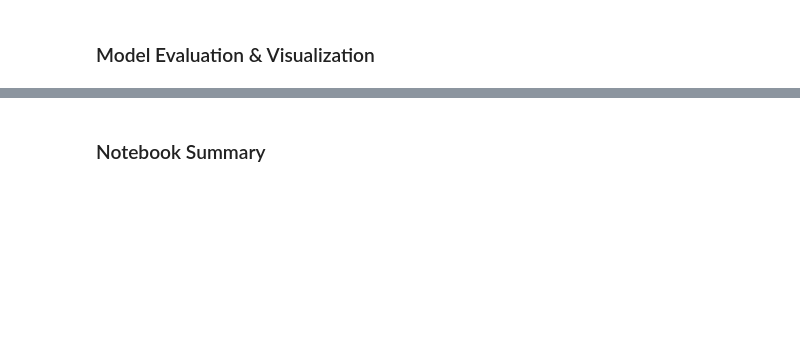
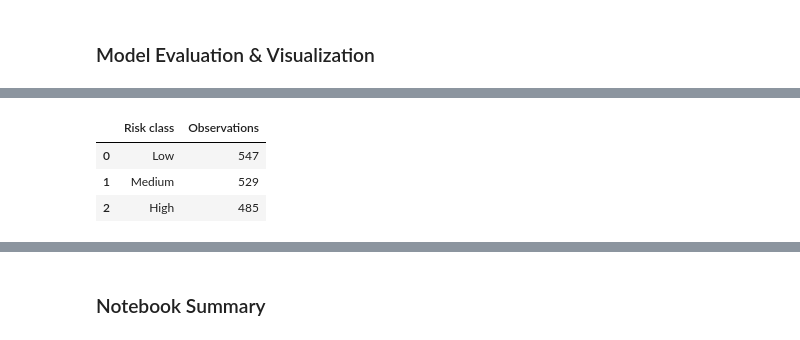
Before and after one commit to purityrima/climate-esg-risk-intelligence-germany, a Jupyter notebook: notebooks/09_feature_engineering_and_ffnn_model.ipynb, the cells around one changed output, grey strips where cells are left out. Drawn from its saved outputs; the diff is of its cells as text; code cells hidden in the pictures; blank space fills up the shorter version.

```diff
--- a/notebooks/09_feature_engineering_and_ffnn_model.ipynb
+++ b/notebooks/09_feature_engineering_and_ffnn_model.ipynb
@@ -1776,0 +3265,75 @@ display(rcrs_summary)
+# %%
+# ============================================================
+# Create the final test-results dataset
+# ============================================================
+
+test_results_df = (
+    test_data
+    .reset_index(drop=True)
+    .copy()
+)
+
+# Confirm that the metadata and model outputs are aligned
+assert len(test_results_df) == len(y_test_actual), (
+    "The test metadata and prediction arrays have "
+    "different numbers of observations."
+)
+
+
+# Add continuous evaluation results
+test_results_df["observed_rcrs"] = y_test_actual
+test_results_df["predicted_rcrs"] = y_test_predicted
+
+test_results_df["prediction_residual"] = (
+    test_results_df["observed_rcrs"]
+    - test_results_df["predicted_rcrs"]
+)
+
+test_results_df["absolute_error"] = np.abs(
+    test_results_df["prediction_residual"]
+)
+
+
+# Add post-processed risk classes
+test_results_df["observed_risk_class"] = (
+    assign_risk_class(
+        test_results_df["observed_rcrs"]
+    )
+)
+
+test_results_df["predicted_risk_class"] = (
+    assign_risk_class(
+        test_results_df["predicted_rcrs"]
+    )
+)
+
+
+# Check whether the predicted and observed classes agree
+test_results_df["class_match"] = (
+    test_results_df["observed_risk_class"]
+    == test_results_df["predicted_risk_class"]
+)
+
+
+class_accuracy = (
+    test_results_df["class_match"].mean()
+)
+
+
+print("Post-processing completed successfully:")
+print(f"  - Test observations: {len(test_results_df):,}")
+print(
+    f"  - Risk-class agreement: "
+    f"{class_accuracy:.2%}"
+)
+
+print("\nPredicted risk-class distribution:")
+display(
+    test_results_df[
+        "predicted_risk_class"
+    ]
+    .value_counts(sort=False)
+    .rename_axis("Risk class")
+    .reset_index(name="Observations")
+)
+# %% [output]
@@ -1776,0 +3345,4 @@ display(rcrs_summary)
+|  | Risk class | Observations |
+| 0 | Low | 547 |
+| 1 | Medium | 529 |
+| 2 | High | 485 |
```
Also changed, not shown: parts of 53 cells of this notebook, 24 other files.
